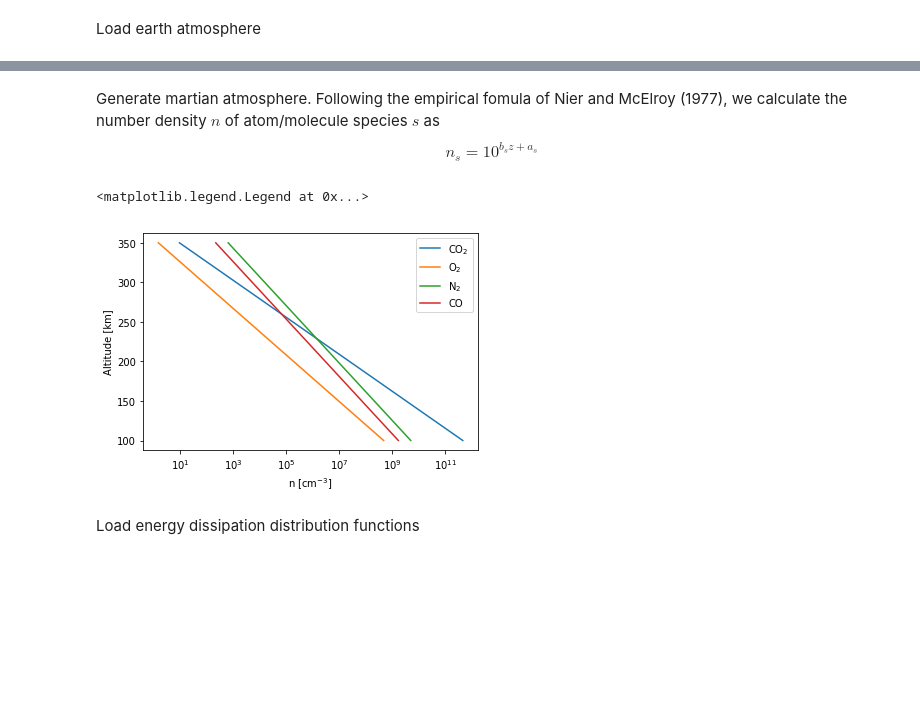
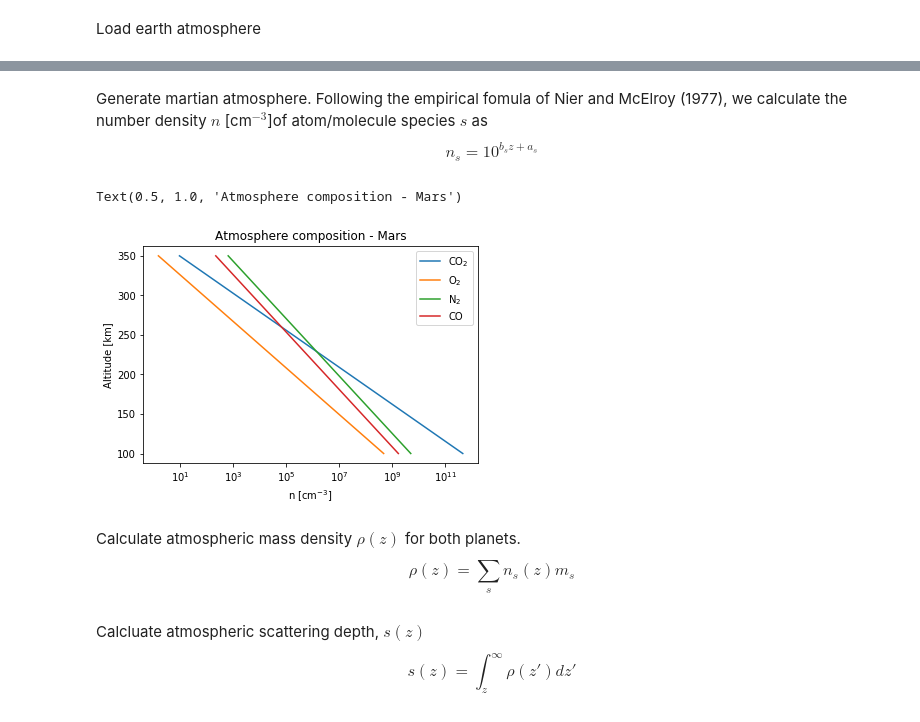
Before and after one commit to konradSteinvall/ASP_project, a Jupyter notebook: project.ipynb, the cells around one changed output, grey strips where cells are left out. Cells and saved outputs as stored; diff of their text form; code cells hidden in the pictures; blank space fills up the shorter version.

Commit message:
Added calculations of mass density

```diff
--- a/project.ipynb
+++ b/project.ipynb
@@ -42,4 +46,2 @@ Set up atmosphere class, should contain molecular composition and height.
 # %% [markdown]
 Load earth atmosphere
-# %%
-height,O,N2,O2,He,Ar,H,N = np.genfromtxt("earth_data.txt", unpack=True, skip_header=1)
@@ -46,13 +66,23 @@ height,O,N2,O2,He,Ar,H,N = np.genfromtxt("earth_data.txt", unpack=True, skip_hea
 # %% [markdown]
 Generate martian atmosphere.
-Following the empirical fomula of Nier and McElroy (1977), we calculate the number density $n$ of atom/molecule species $s$ as
+Following the empirical fomula of Nier and McElroy (1977), we calculate the number density $n$ [cm$^{-3}$]of atom/molecule species $s$ as
 \begin{equation}
 n_s = 10^{b_s z + a_s}
 \end{equation}
 # %%
 #Since we solve the same equation for all species, we define the class:
 class Species(object):
+    """
+    Class for treating atmospheric composition of a simple model.
 
+    Input: a, b, height
+    where a and b are coefficients relating the number density and altitude
+    according to the formula: n(z)=10^(b*z+a). z is either a scalar or a 1D-array
+    of heights where one wishes to evaluate the density.
+
+    Method: calc_n() calculates the density given a, b, z, and stores the result
+    in self.n
+    """
     def __init__(self,a,b,height):
         self.a = a
         self.b = b
@@ -65,34 +95,42 @@ class Species(object):
 b_CO2=-0.042696;
 b_O2=-0.033945;
 b_N2=-0.027514;
 b_CO=-0.027514;
 
 a_CO2=15.930;
 a_O2=12.074;
 a_N2=12.452;
 a_CO=11.984;
+# Altitudes to evaluate the density
 z=np.linspace(100,350,501)
 
+# Set up the molecular species
 mars_co2 = Species(a_CO2,b_CO2,z)
 mars_o2 = Species(a_O2,b_O2,z)
 mars_n2 = Species(a_N2,b_N2,z)
 mars_co = Species(a_CO,b_CO,z)
 
+# Calculate their number densities against height
 mars_co2.calc_n()
 mars_o2.calc_n()
 mars_n2.calc_n()
 mars_co.calc_n()
 
+# Plot number densities
 plt.figure()
 plt.semilogx(mars_co2.n,mars_co2.z)
 plt.semilogx(mars_o2.n,mars_co2.z)
 plt.semilogx(mars_n2.n,mars_co2.z)
 plt.semilogx(mars_co.n,mars_co2.z)
 plt.xlabel("n [cm$^{-3}$]")
 plt.ylabel("Altitude [km]")
 plt.legend(["CO$_2$","O$_2$","N$_2$","CO"])
+plt.title("Atmosphere composition - Mars")
 # %% [output]
-<matplotlib.legend.Legend at 0x...>
+Text(0.5, 1.0, 'Atmosphere composition - Mars')
-[figure, old version]
+[figure, new version]
-# %% [markdown]
-Load energy dissipation distribution functions
+# %% [markdown]
+Calculate atmospheric mass density $\rho(z)$ for both planets.
+\begin{equation}
+\rho(z)=\sum_s n_s(z)m_s
+\end{equation}
@@ -98,0 +159,5 @@ Load energy dissipation distribution functions
+# %% [markdown]
+Calcluate atmospheric scattering depth, $s(z)$
+\begin{equation}
+s(z)=\int_z^\infty \rho(z')dz'
+\end{equation}
```
Also changed, not shown: parts of 7 cells of this notebook.
